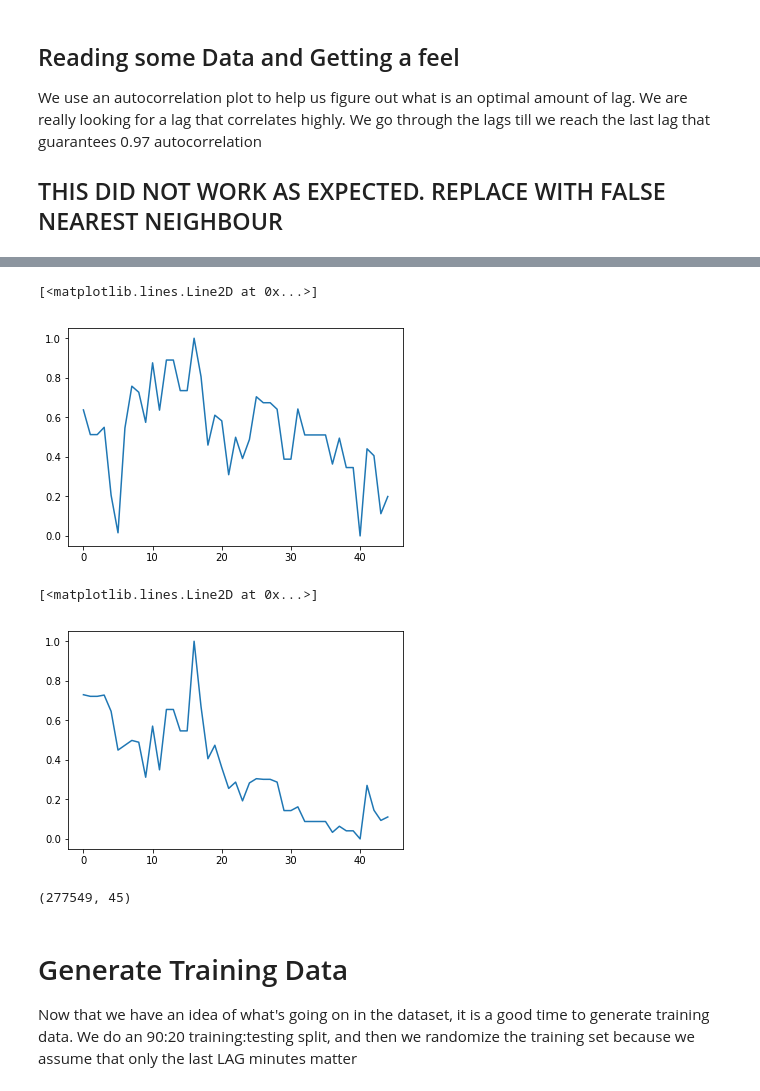
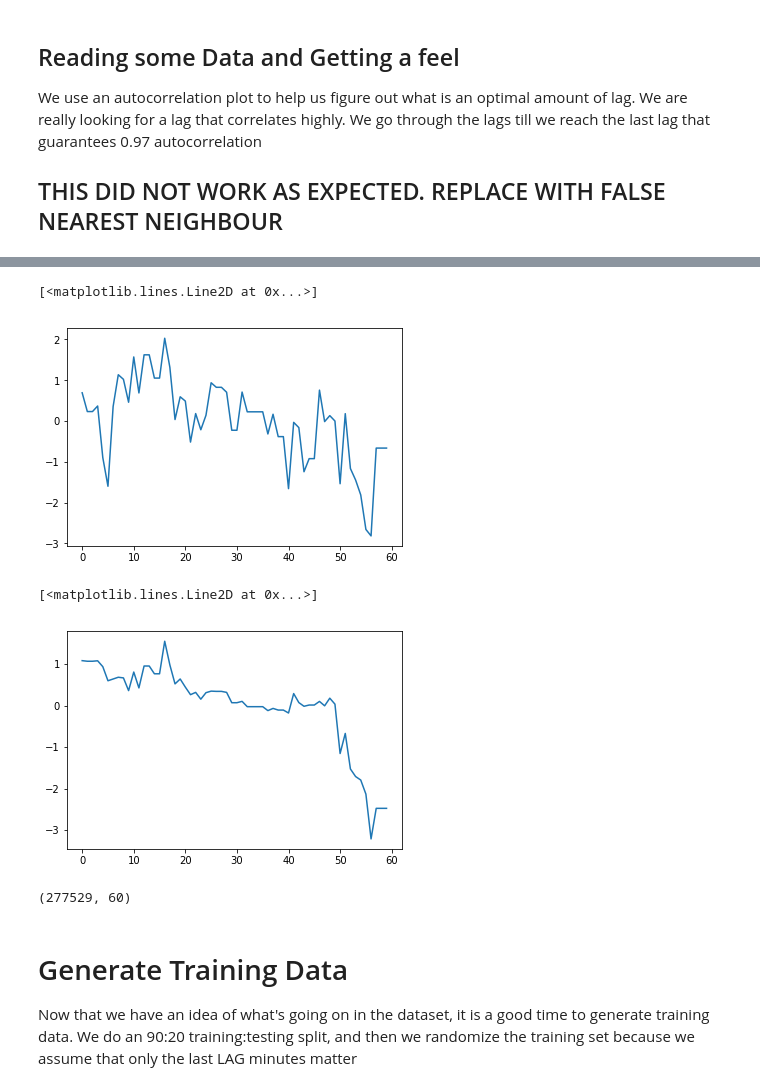
Before and after one commit to s2c/MetaAlgo, a Jupyter notebook: TradingSystemV3-Copy1.ipynb, the cells around one changed output, grey strips where cells are left out. Saved outputs shown, nothing was run; the diff lists cells and outputs as text; code cells hidden in the pictures.

```diff
--- a/TradingSystemV3-Copy1.ipynb
+++ b/TradingSystemV3-Copy1.ipynb
@@ -193,8 +203,8 @@ dataInit = res # Read the stock price data. This is 1 minute data
 # if lag == 99: #if lag is 99 then we can just use any number above it as autocorrelation is guaranteed.
 #     lag = 120 #nice round 2  hour intervals
 # print(lag)
-lag = 45
-lookahead = 15
+lag = 60
+lookahead = 20
 flat = 1.5
 series = timeseriesLagged(data,lag + lookahead-1) # Generate the lagged series
 close5SMAs = timeseriesLagged(close5SMA,lag + lookahead-1)
@@ -237,23 +247,23 @@ plt.plot(close20SMASeries[0])
 # %%
 # generate the series for volumes. We need to drop the last column at some point as it is irrelevant.
 close20RSISeries = binarizeTime(close20RSIs,0,lookahead = lookahead, flat= flat)
 close20RSISeries = close20RSISeries.drop(str(lag+1),axis=1)
-close20RSISeries = skp.minmax_scale(close20RSISeries,axis=1)
+close20RSISeries = skp.scale(close20RSISeries,axis=1)
 
 plt.plot(close20RSISeries[0])
 # %% [output]
 [<matplotlib.lines.Line2D at 0x...>]
-[figure, old version]
+[figure, new version]
 # %%
 # generate the series for volumes. We need to drop the last column at some point as it is irrelevant.
 obvSeries = binarizeTime(obvs,0,lookahead = lookahead, flat= flat)
 obvSeries = obvSeries.drop(str(lag+1),axis=1)
-obvSeries = skp.minmax_scale(obvSeries,axis=1)
+obvSeries = skp.scale(obvSeries,axis=1)
 
 plt.plot(obvSeries[0])
 # %% [output]
 [<matplotlib.lines.Line2D at 0x...>]
-[figure, old version]
+[figure, new version]
 # %%
 # Create binary series where 0 = hold and 1 = buy
 buySeries = binarizeTime(series,0,lookahead = lookahead, flat= flat,atleast=0.2)
@@ -269,7 +279,7 @@ buySeriesFeats = buySeriesFeats.values
 # buySeriesFeats = skp.minmax_scale(buySeriesFeats,axis=1)
 # func = lambda a:modwt(a, 'haar',3)
 # buySeriesFeats = pywt.dwt(buySeriesFeats,'haar',3)[0]# + pywt.dwt(buySeriesFeats,'haar',3)[1]
-buySeriesFeats = skp.minmax_scale(buySeriesFeats,axis=1)
+buySeriesFeats = skp.scale(buySeriesFeats,axis=1)
 # wt = np.transpose(wt,(1,2,0))
 # Convert the data into a suitable format
 
@@ -285,7 +295,7 @@ buySeries[:,:,5] = obvSeries
 # type(buySeriesFeats)
 buySeriesFeats.shape
 # %% [output]
-(277549, 45)
+(277529, 60)
 # %%
 # Create binary series where 0 = hold and 1 = sell
 sellSeries = binarizeTime(series,0,lookahead=lookahead,flat=flat,atleast=0.2)
```
Also changed, not shown: parts of 16 cells of this notebook, 9 other files.
